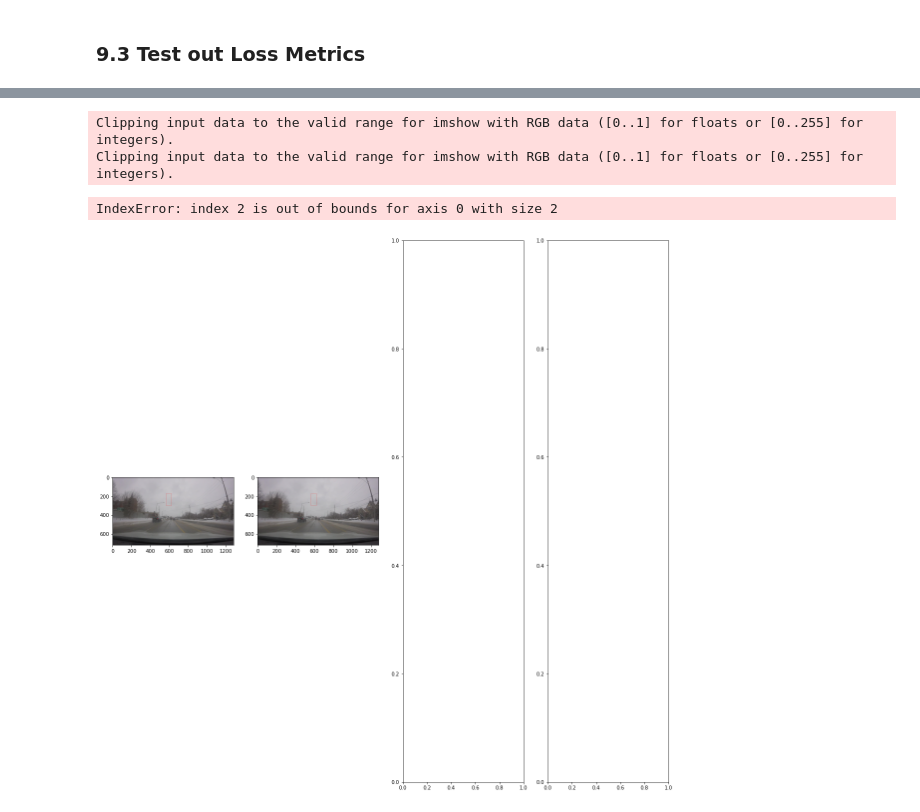
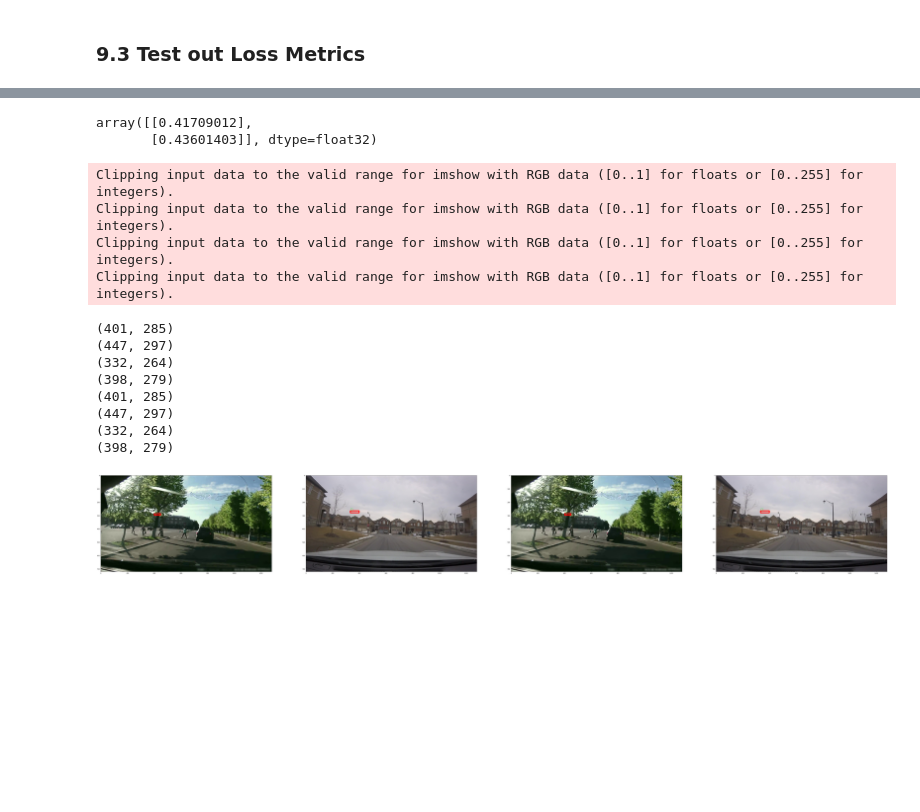
Before and after one commit to Deshan-salitha/pedestrian, a Jupyter notebook: pedestrian.ipynb, the cells around one changed output, grey strips where cells are left out. Cells and saved outputs as stored; diff of their text form; code cells hidden in the pictures; blank space fills up the shorter version.

Commit message:
recreate aug_data & fixed soomebugs

```diff
--- a/pedestrian.ipynb
+++ b/pedestrian.ipynb
@@ -212,14 +208,14 @@ for partition in ['train','test','val']:
 # # train_images = train_images.map(lambda x: cv2.resize(x, (1280,720)))
 # # train_images = train_images.map(lambda x: x/255)
 # %%
-train_images = tf.data.Dataset.list_files('aug_data\\train\\images\\*.jpg', shuffle=False)
+train_images = tf.data.Dataset.list_files('aug_data\\ts\\images\\*.jpg', shuffle=False)
 train_images = train_images.map(load_image)
-train_images = train_images.map(lambda x: tf.image.resize(x, (720,1280)))
+train_images = train_images.map(lambda x: tf.image.resize(x, (720,1280),method='nearest'))
 train_images = train_images.map(lambda x: x/255)
 # %%
 test_images = tf.data.Dataset.list_files('aug_data\\test\\images\\*.jpg', shuffle=False)
 test_images = test_images.map(load_image)
-test_images = test_images.map(lambda x: tf.image.resize(x, (720,1280)))
+test_images = test_images.map(lambda x: tf.image.resize(x, (720,1280),method='nearest'))
 test_images = test_images.map(lambda x: x/255)
 # %%
 val_images = tf.data.Dataset.list_files('aug_data\\val\\images\\*.jpg', shuffle=False)
@@ -267,6 +263,6 @@ train_labels = train_labels.map(lambda x: tf.py_function(load_labels, [x], [tf.u
 # %%
-# train_labels = tf.data.Dataset.list_files('aug_data\\ts\\labels\\*.json', shuffle=False)
-# train_labels = train_labels.map(lambda x: tf.py_function(load_labels, [x], [tf.uint8, tf.float16]))
+train_labels = tf.data.Dataset.list_files('aug_data\\ts\\labels\\*.json', shuffle=False)
+train_labels = train_labels.map(lambda x: tf.py_function(load_labels, [x], [tf.uint8, tf.float16]))
 # %%
 test_labels = tf.data.Dataset.list_files('aug_data\\test\\labels\\*.json', shuffle=False)
 test_labels = test_labels.map(lambda x: tf.py_function(load_labels, [x], [tf.uint8, tf.float16]))
@@ -337,8 +333,9 @@ res[1][1][0]
 # %%
 idx=0
-sample_image = res[0][idx]
+sample_image = res[0][0]
 # print(sample_image)
-sample_coords = res[1][1][idx]
+sample_coords = res[1][1][0]
+print(sample_coords)
 print(np.multiply(sample_coords[:2], [1280,720]).astype(int))
 print(np.multiply(sample_coords[2:], [1280,720]).astype(int))
 # # cv2.rectangle(sample_image,
@@ -602,23 +606,40 @@ yhat = facetracker.predict(test_sample[0])
+# %%
+yhat[0]
+# %% [output]
+array([[0.41709012],
+       [0.43601403]], dtype=float32)
 # %%
-fig, ax = plt.subplots(ncols=4, figsize=(20,20))
+fig, ax = plt.subplots(ncols=4, figsize=(100,100))
+clf=''
 for idx in range(4):
-    sample_image = test_sample[0][idx]
-    sample_coords = yhat[1][idx]
+    sample_image = test_sample[0][idx-2]
+    sample_coords = yhat[1][idx-2]
 
-    if yhat[0][idx] > 0.9:
+    if yhat[1][0][idx] < 0.9:
+        clf = int(yhat[0][idx-2])
         print(tuple(np.multiply(sample_coords[:2], [1280,720]).astype(int)))
         print(tuple(np.multiply(sample_coords[2:], [1280,720]).astype(int)))
         final_image = cv2.rectangle(sample_image,
                       tuple(np.multiply(sample_coords[:2], [1280,720]).astype(int)),
                       tuple(np.multiply(sample_coords[2:], [1280,720]).astype(int)),
-                            (255,0,0), 2)
+                            (255,0,0), 5)
+        fimage = cv2.putText(final_image, str(clf), tuple(np.multiply(sample_coords[:2], [1280,720]).astype(int)),cv2.FONT_HERSHEY_SIMPLEX,1, (0, 255, 0), 1, cv2.LINE_AA)
 
     ax[idx].imshow(final_image)
 # %% [output]
 Clipping input data to the valid range for imshow with RGB data ([0..1] for floats or [0..255] for integers).
 Clipping input data to the valid range for imshow with RGB data ([0..1] for floats or [0..255] for integers).
+Clipping input data to the valid range for imshow with RGB data ([0..1] for floats or [0..255] for integers).
+Clipping input data to the valid range for imshow with RGB data ([0..1] for floats or [0..255] for integers).
-IndexError: index 2 is out of bounds for axis 0 with size 2
+(401, 285)
+(447, 297)
+(332, 264)
+(398, 279)
+(401, 285)
+(447, 297)
+(332, 264)
+(398, 279)
-[figure, old version]
+[figure, new version]
 # %%
 facetracker.save('pedestrian.h5')
 # %% [output]
```
Also changed, not shown: parts of 27 cells of this notebook.
